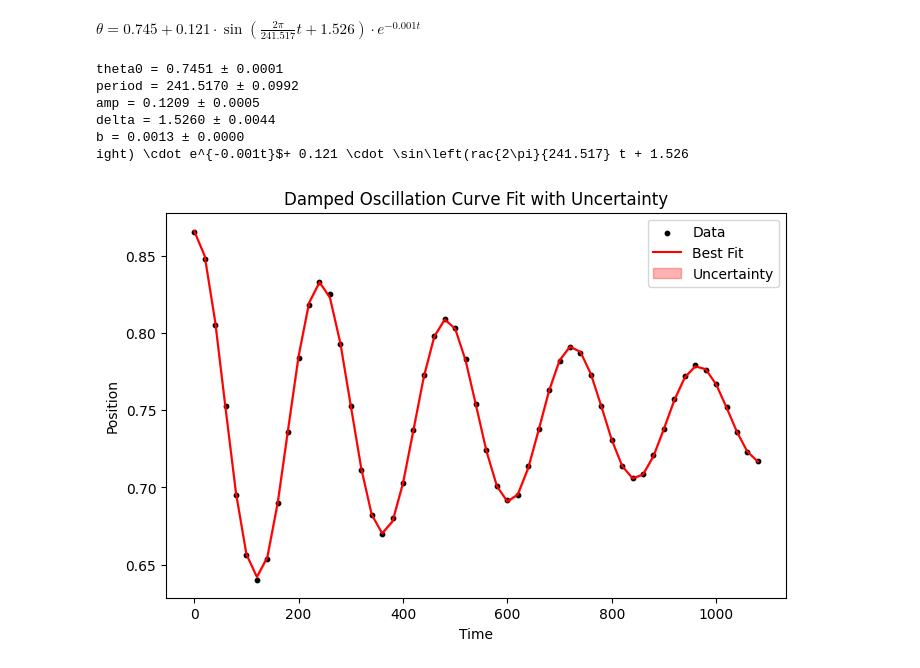
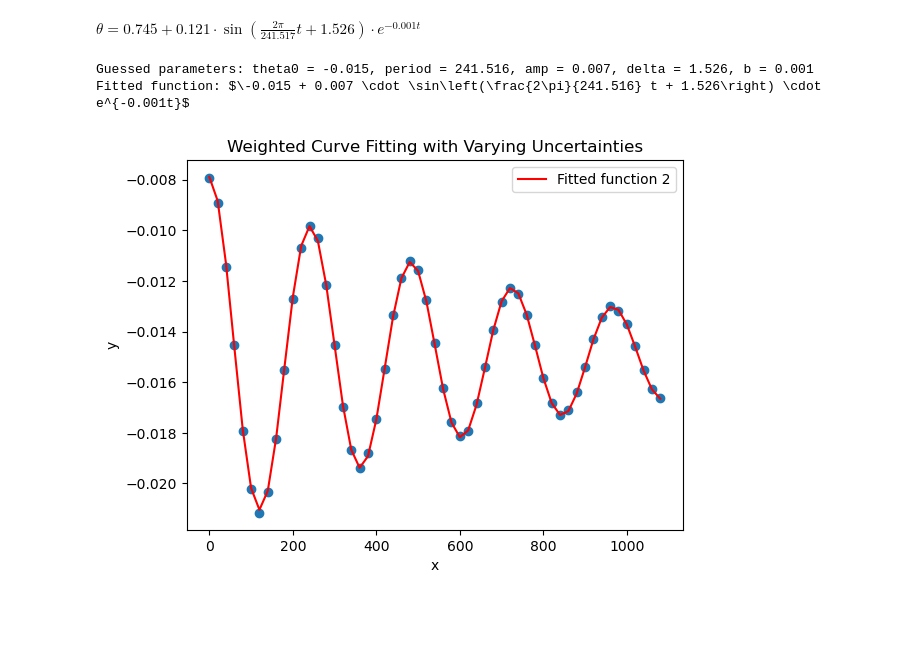
Before and after one commit to Steinburglar/advanced_exp, a Jupyter notebook: FAFO/TestCasey.ipynb, the cells around one changed output. Drawn from its saved outputs; the diff is of its cells as text; code cells hidden in the pictures; blank space fills up the shorter version.

```diff
--- a/FAFO/TestCasey.ipynb
+++ b/FAFO/TestCasey.ipynb
@@ -105,59 +115,22 @@ Fitted function: $\0.745 + 0.121 \cdot \sin\left(\frac{2\pi}{241.517} t + 1.526\
 # %% [markdown]
 $\theta = 0.745 + 0.121 \cdot \sin\left(\frac{2\pi}{241.517} t + 1.526\right) \cdot e^{-0.001t}$
-# %%
-# Define the damped oscillation function
-def damped_oscillation(time, theta0, period, amp, delta, b):
-    """
-    Function to be fit to the data. Operates on a point-wise basis.
-
-    Arguments:
-    time (_float_): time value
-    theta0 (_float_): equilibrium value of theta
-    amp (_float_): amplitude of oscillations
-    period (_float_): oscillation period
-    delta (_float_): phase shift
-    b (_float_): damping coefficient
-    """
-    return theta0 + amp * np.sin(((2 * np.pi) / period) * time + delta) * np.exp(-b * time)
-
-# Fit the curve
-popt, pcov = curve_fit(damped_oscillation, time1, position1, p0=[theta1, 240, 0.095, 0.01, 0.01])
-
-# Calculate parameter uncertainties
-perr = np.sqrt(np.diag(pcov))
-
-# Print fitted parameters with uncertainties
-param_names = ["theta0", "period", "amp", "delta", "b"]
-for i, name in enumerate(param_names):
-    print(f"{name} = {popt[i]:.4f} ± {perr[i]:.4f}")
-
-# Print the fitted function in LaTeX
-fitted_function_latex = (f"${popt[0]:.3f} + {popt[2]:.3f} \cdot \sin\left(\frac{{2\pi}}{{{popt[1]:.3f}}} t + {popt[3]:.3f}\right) "
-                         f"\cdot e^{{-{popt[4]:.3f}t}}$")
-print(f"Fitted function: {fitted_function_latex}")
-
-# Monte Carlo sampling to visualize uncertainty
-n_samples = 100
-drawn_params = np.random.multivariate_normal(popt, pcov, size=n_samples)
-y_samples = np.array([damped_oscillation(time1, *params) for params in drawn_params])
-y_mean = np.mean(y_samples, axis=0)
-y_std = np.std(y_samples, axis=0)
-
-# Plot the fitted function with uncertainty bounds
-plt.figure(figsize=(8, 5))
-plt.scatter(time1, position1, label='Data', color='black', s=10)
-plt.plot(time1, damped_oscillation(time1, *popt), label='Best Fit', color='red')
-plt.fill_between(time1, y_mean - y_std, y_mean + y_std, color='red', alpha=0.3, label='Uncertainty')
-plt.legend()
-plt.xlabel('Time')
-plt.ylabel('Position')
-plt.title('Damped Oscillation Curve Fit with Uncertainty')
-plt.show()
-# %% [output]
-theta0 = 0.7451 ± 0.0001
-period = 241.5170 ± 0.0992
-amp = 0.1209 ± 0.0005
-delta = 1.5260 ± 0.0044
-b = 0.0013 ± 0.0000
-ight) \cdot e^{-0.001t}$+ 0.121 \cdot \sin\left(rac{2\pi}{241.517} t + 1.526
-[figure, removed]
+# %%
+p2, cov2 = curve_fit(damped_oscillation, time, radians, p0 = [0.001, 240,.095, .01, 0.01])
+
+print(f"Guessed parameters: theta0 = {p2[0]:.3f}, period = {p2[1]:.3f}, amp = {p2[2]:.3f}, delta = {p2[3]:.3f}, b = {p2[4]:.3f}")
+fitted_function_latex = f"$\\{p2[0]:.3f} + {p2[2]:.3f} \\cdot \\sin\\left(\\frac{{2\\pi}}{{{p2[1]:.3f}}} t + {p2[3]:.3f}\\right) \\cdot e^{{-{p2[4]:.3f}t}}$"
+print(f"Fitted function: {fitted_function_latex}")
+
+
+
+plt.plot(time, damped_oscillation(time, *p2), label='Fitted function 2', color='red')
+plt.scatter(time, radians)
+plt.legend()
+plt.xlabel('x')
+plt.ylabel('y')
+plt.title('Weighted Curve Fitting with Varying Uncertainties')
+plt.show()
+# %% [output]
+Guessed parameters: theta0 = -0.015, period = 241.516, amp = 0.007, delta = 1.526, b = 0.001
+Fitted function: $\-0.015 + 0.007 \cdot \sin\left(\frac{2\pi}{241.516} t + 1.526\right) \cdot e^{-0.001t}$
+[figure, added]
```
Also changed, not shown: parts of 5 cells of this notebook.
